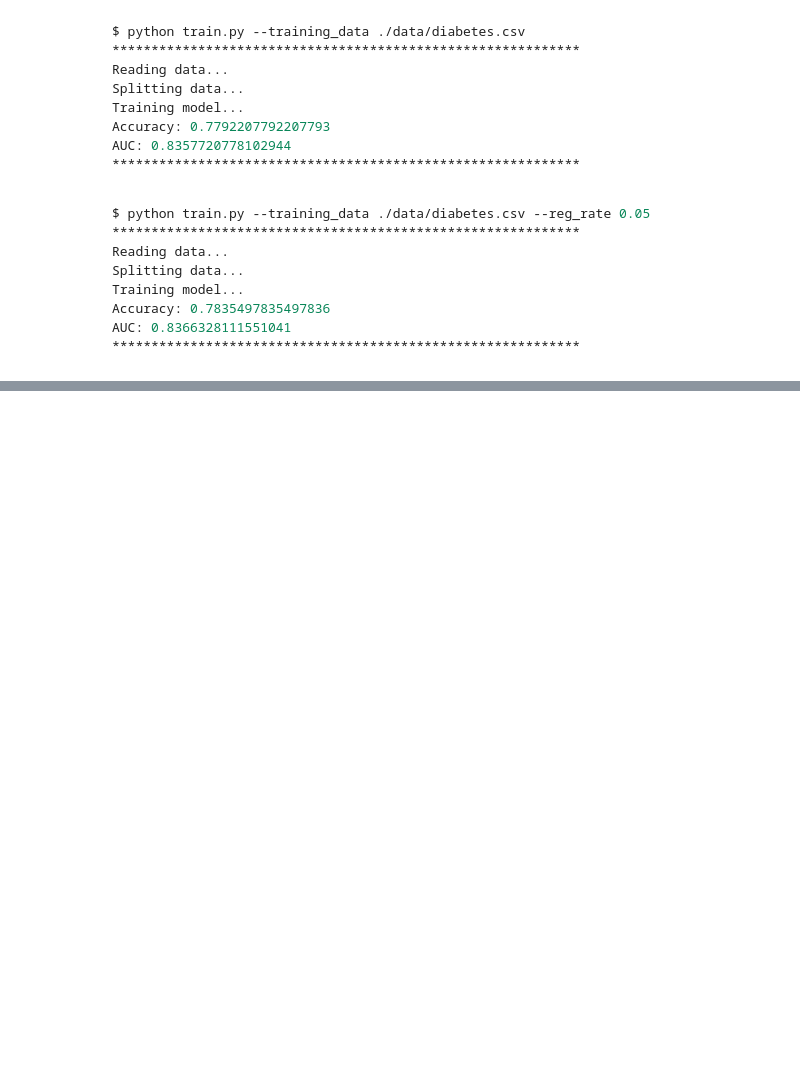
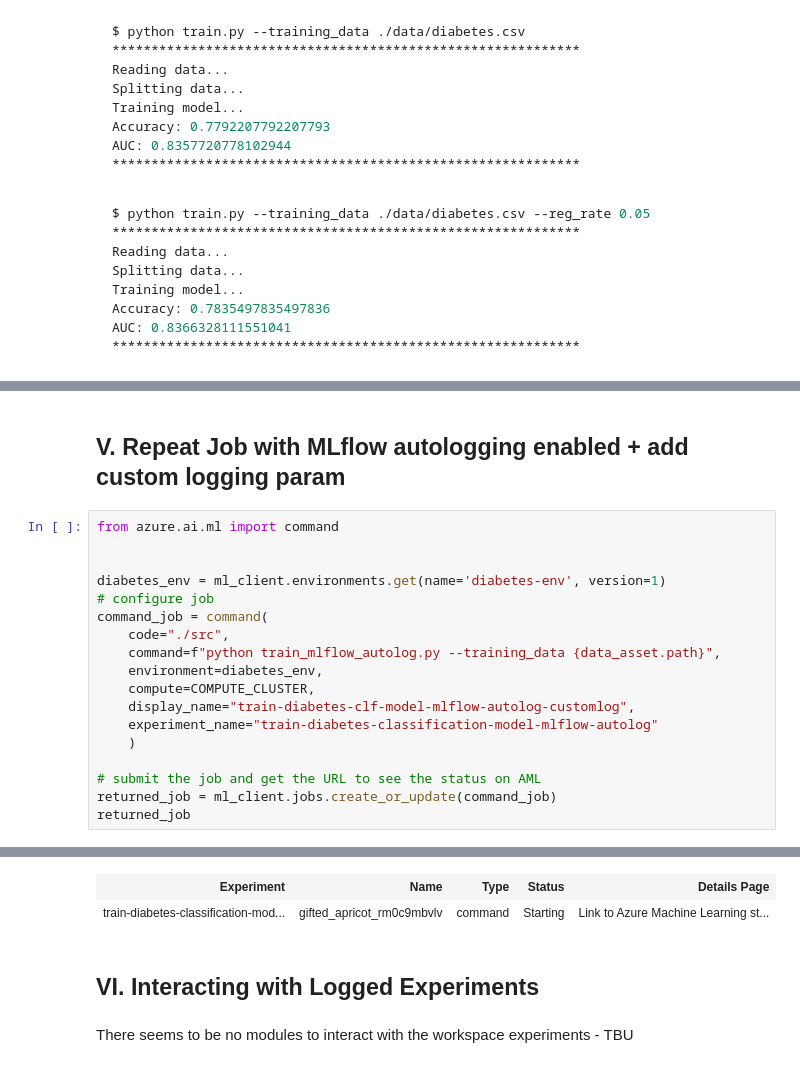
Before and after one commit to joshuavaple/dp-100, a Jupyter notebook: diabetes/diabetes_e2e.ipynb, the cells around one changed output, grey strips where cells are left out. Drawn from its saved outputs; the diff is of its cells as text; blank space fills up the shorter version.

```diff
--- a/diabetes/diabetes_e2e.ipynb
+++ b/diabetes/diabetes_e2e.ipynb
@@ -318,0 +368,21 @@ AUC: 0.8366328111551041
+# %% [markdown]
+## V. Repeat Job with MLflow autologging enabled + add custom logging param
+# %%
+from azure.ai.ml import command
+
+
+diabetes_env = ml_client.environments.get(name='diabetes-env', version=1)
+# configure job
+command_job = command(
+    code="./src",
+    command=f"python train_mlflow_autolog.py --training_data {data_asset.path}",
+    environment=diabetes_env,
+    compute=COMPUTE_CLUSTER,
+    display_name="train-diabetes-clf-model-mlflow-autolog-customlog",
+    experiment_name="train-diabetes-classification-model-mlflow-autolog"
+    )
+
+# submit the job and get the URL to see the status on AML
+returned_job = ml_client.jobs.create_or_update(command_job)
+returned_job
+# %% [output]
@@ -318,0 +391,6 @@ AUC: 0.8366328111551041
+| Experiment | Name | Type | Status | Details Page |
+| train-diabetes-classification-mod... | gifted_apricot_rm0c9mbvlv | command | Starting | Link to Azure Machine Learning st... |
+# %% [markdown]
+## VI. Interacting with Logged Experiments
+# %% [markdown]
+There seems to be no modules to interact with the workspace experiments - TBU
```
Also changed, not shown: parts of 12 cells of this notebook, 2 other files.
